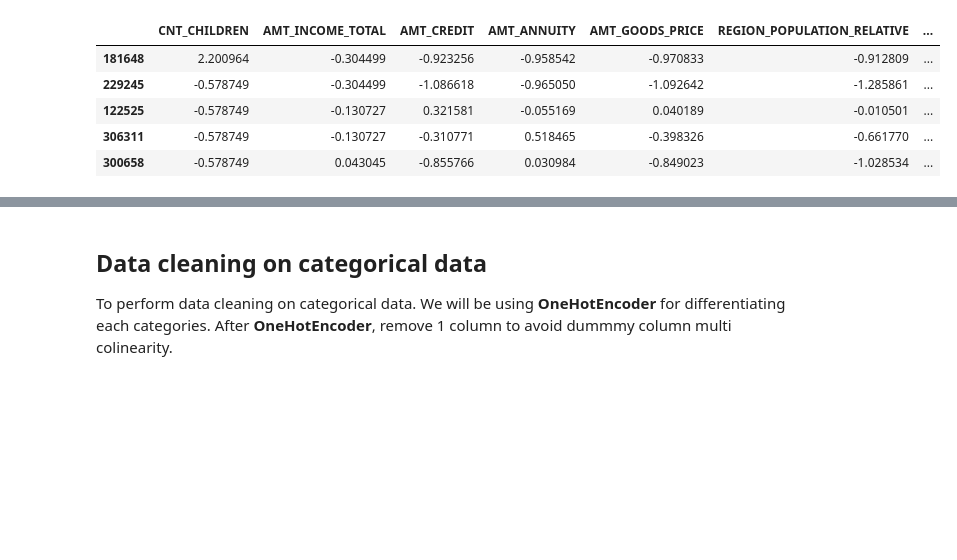
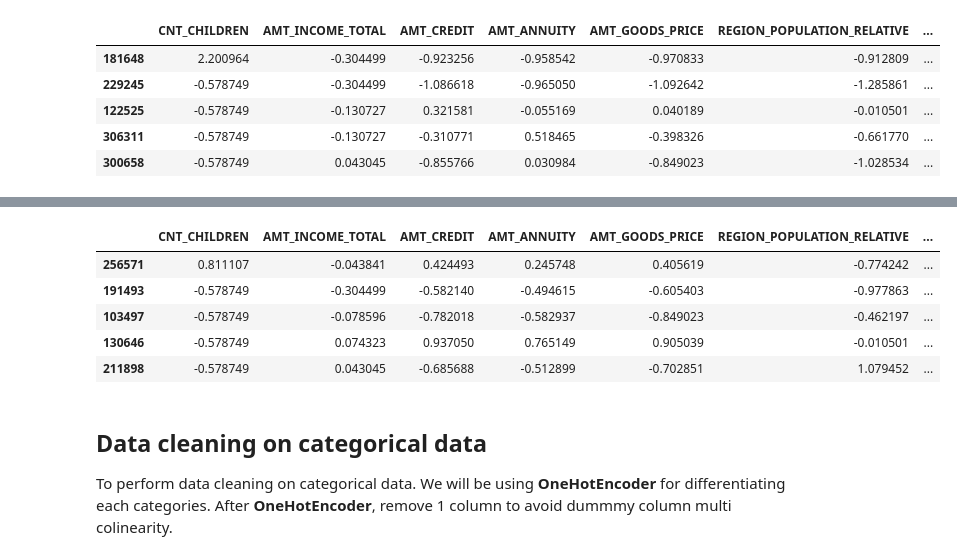
Before and after one commit to hhoow0093/IF441-B-MachineLearning-HomeCreditRisk-FinalProject, a Jupyter notebook: IF441-Machine-Learning-Project-Home-Credit-Risk-Final-Project.ipynb, the cells around one changed output, grey strips where cells are left out. Cells and saved outputs as stored; diff of their text form; code cells hidden in the pictures; blank space fills up the shorter version.

```diff
--- a/IF441-Machine-Learning-Project-Home-Credit-Risk-Final-Project.ipynb
+++ b/IF441-Machine-Learning-Project-Home-Credit-Risk-Final-Project.ipynb
@@ -222,3 +235,12 @@ df_clean_numerical.head()
+# %%
+df_clean_numerical_test.head()
+# %% [output]
+|  | CNT_CHILDREN | AMT_INCOME_TOTAL | AMT_CREDIT | AMT_ANNUITY | AMT_GOODS_PRICE | REGION_POPULATION_RELATIVE | ... |
+| 256571 | 0.811107 | -0.043841 | 0.424493 | 0.245748 | 0.405619 | -0.774242 | ... |
+| 191493 | -0.578749 | -0.304499 | -0.582140 | -0.494615 | -0.605403 | -0.977863 | ... |
+| 103497 | -0.578749 | -0.078596 | -0.782018 | -0.582937 | -0.849023 | -0.462197 | ... |
+| 130646 | -0.578749 | 0.074323 | 0.937050 | 0.765149 | 0.905039 | -0.010501 | ... |
+| 211898 | -0.578749 | 0.043045 | -0.685688 | -0.512899 | -0.702851 | 1.079452 | ... |
 # %% [markdown]
 ## Data cleaning on categorical data
 
```
Also changed, not shown: parts of 33 cells of this notebook, 1 other file.
